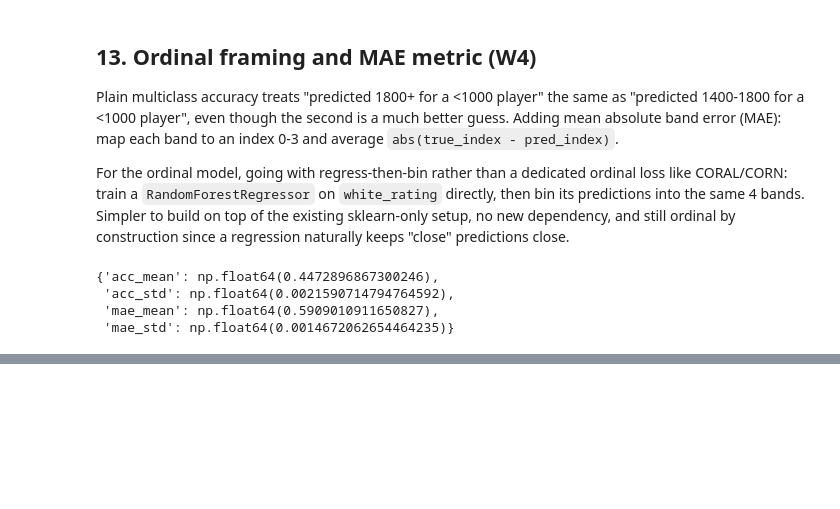
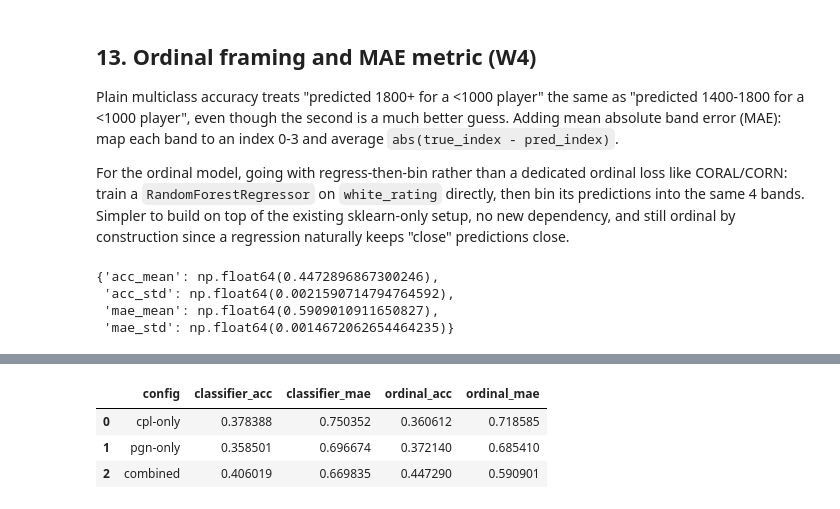
Before and after one commit to arjunsk9876/elo-sense, a Jupyter notebook: notebooks/elosense_v3.ipynb, the cells around one changed output, grey strips where cells are left out. Drawn from its saved outputs; the diff is of its cells as text; code cells hidden in the pictures; blank space fills up the shorter version.

```diff
--- a/notebooks/elosense_v3.ipynb
+++ b/notebooks/elosense_v3.ipynb
@@ -639,0 +644,42 @@ run_ordinal_ablation(
+# %%
+def run_classifier_with_mae(cat_cols, num_cols, df=full_join, seeds=(0, 1, 2)):
+    y = df["white_band"]
+    X = pd.get_dummies(df[cat_cols + num_cols], columns=cat_cols)
+    train_mask = (df["split"] == "train").values
+    test_mask = (df["split"] == "test").values
+
+    accs, maes = [], []
+    for seed in seeds:
+        rf = RandomForestClassifier(n_estimators=200, max_depth=12, random_state=seed, n_jobs=-1)
+        rf.fit(X[train_mask], y[train_mask])
+        preds = rf.predict(X[test_mask])
+        accs.append(accuracy_score(y[test_mask], preds))
+        maes.append(mean_absolute_band_error(y[test_mask].values, preds))
+    return np.mean(accs), np.mean(maes)
+
+framing_configs = {
+    "cpl-only": ([], cpl_only_cols),
+    "pgn-only": (["eco"], ["ply_count", "max_swing", "lead_changes", "white_avg_move_time"]),
+    "combined": (
+        ["time_class", "rules", "result_outcome", "result_reason", "eco"],
+        ["rated", "ply_count", "max_swing", "lead_changes", "white_avg_move_time"] + cpl_only_cols,
+    ),
+}
+
+framing_results = []
+for name, (cat_cols_i, num_cols_i) in framing_configs.items():
+    clf_acc, clf_mae = run_classifier_with_mae(cat_cols_i, num_cols_i)
+    ord_result = run_ordinal_ablation(cat_cols_i, num_cols_i)
+    framing_results.append({
+        "config": name,
+        "classifier_acc": clf_acc, "classifier_mae": clf_mae,
+        "ordinal_acc": ord_result["acc_mean"], "ordinal_mae": ord_result["mae_mean"],
+    })
+
+framing_df = pd.DataFrame(framing_results)
+framing_df
+# %% [output]
+|  | config | classifier_acc | classifier_mae | ordinal_acc | ordinal_mae |
+| 0 | cpl-only | 0.378388 | 0.750352 | 0.360612 | 0.718585 |
+| 1 | pgn-only | 0.358501 | 0.696674 | 0.372140 | 0.685410 |
+| 2 | combined | 0.406019 | 0.669835 | 0.447290 | 0.590901 |
```
Also changed, not shown: parts of 2 cells of this notebook.
